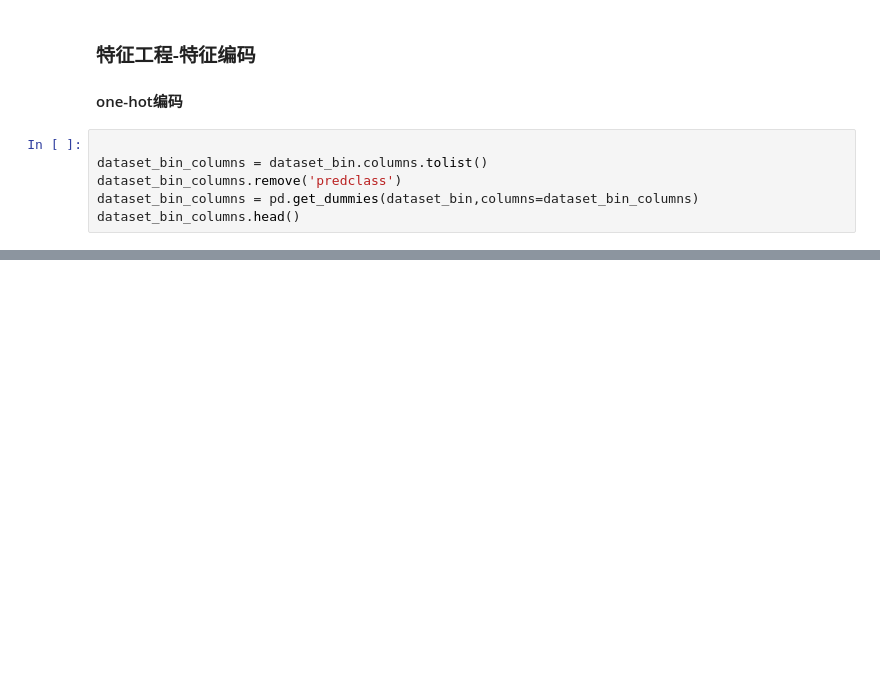
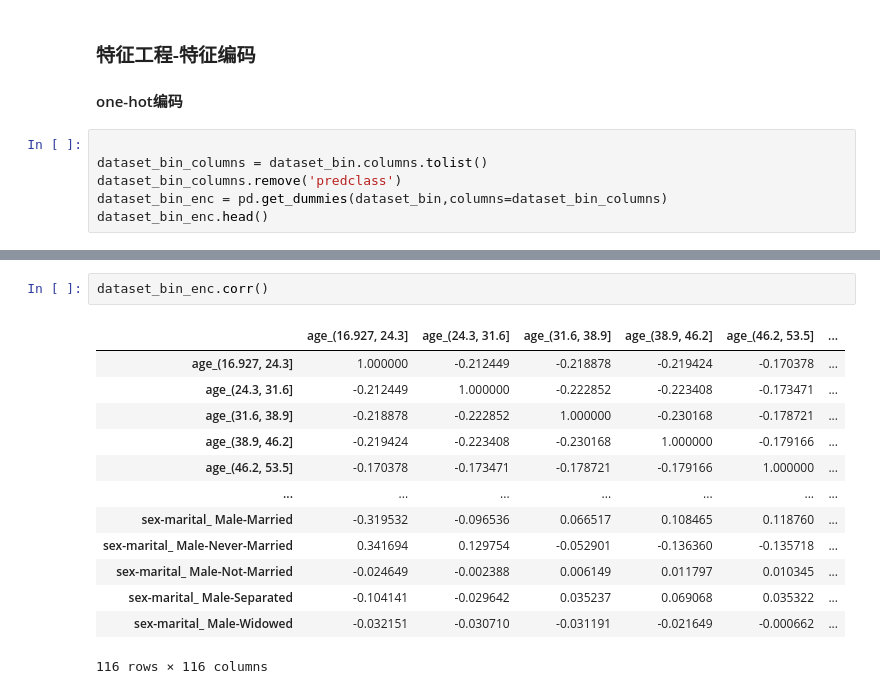
Before and after one commit to clayll/AdvancedDataAnalysis, a Jupyter notebook: docTang/5.人口普查数据集项目实战-收入预测/ll人口收入普查.ipynb, the cells around one changed output, grey strips where cells are left out. Drawn from its saved outputs; the diff is of its cells as text; blank space fills up the shorter version.

```diff
--- a/docTang/5.人口普查数据集项目实战-收入预测/ll人口收入普查.ipynb
+++ b/docTang/5.人口普查数据集项目实战-收入预测/ll人口收入普查.ipynb
@@ -573,6 +573,6 @@ sns.countplot(data=dataset_bin,y='sex-marital')
 
 dataset_bin_columns = dataset_bin.columns.tolist()
 dataset_bin_columns.remove('predclass')
-dataset_bin_columns = pd.get_dummies(dataset_bin,columns=dataset_bin_columns)
-dataset_bin_columns.head()
+dataset_bin_enc = pd.get_dummies(dataset_bin,columns=dataset_bin_columns)
+dataset_bin_enc.head()
 # %% [output]
@@ -586,0 +604,16 @@ dataset_bin_columns.head()
+# %%
+dataset_bin_enc.corr()
+# %% [output]
+|  | age_(16.927, 24.3] | age_(24.3, 31.6] | age_(31.6, 38.9] | age_(38.9, 46.2] | age_(46.2, 53.5] | ... |
+| age_(16.927, 24.3] | 1.000000 | -0.212449 | -0.218878 | -0.219424 | -0.170378 | ... |
+| age_(24.3, 31.6] | -0.212449 | 1.000000 | -0.222852 | -0.223408 | -0.173471 | ... |
+| age_(31.6, 38.9] | -0.218878 | -0.222852 | 1.000000 | -0.230168 | -0.178721 | ... |
+| age_(38.9, 46.2] | -0.219424 | -0.223408 | -0.230168 | 1.000000 | -0.179166 | ... |
+| age_(46.2, 53.5] | -0.170378 | -0.173471 | -0.178721 | -0.179166 | 1.000000 | ... |
+| ... | ... | ... | ... | ... | ... | ... |
+| sex-marital_ Male-Married | -0.319532 | -0.096536 | 0.066517 | 0.108465 | 0.118760 | ... |
+| sex-marital_ Male-Never-Married | 0.341694 | 0.129754 | -0.052901 | -0.136360 | -0.135718 | ... |
+| sex-marital_ Male-Not-Married | -0.024649 | -0.002388 | 0.006149 | 0.011797 | 0.010345 | ... |
+| sex-marital_ Male-Separated | -0.104141 | -0.029642 | 0.035237 | 0.069068 | 0.035322 | ... |
+| sex-marital_ Male-Widowed | -0.032151 | -0.030710 | -0.031191 | -0.021649 | -0.000662 | ... |
+116 rows × 116 columns
```
Also changed, not shown: parts of 5 cells of this notebook, 1 other file.
